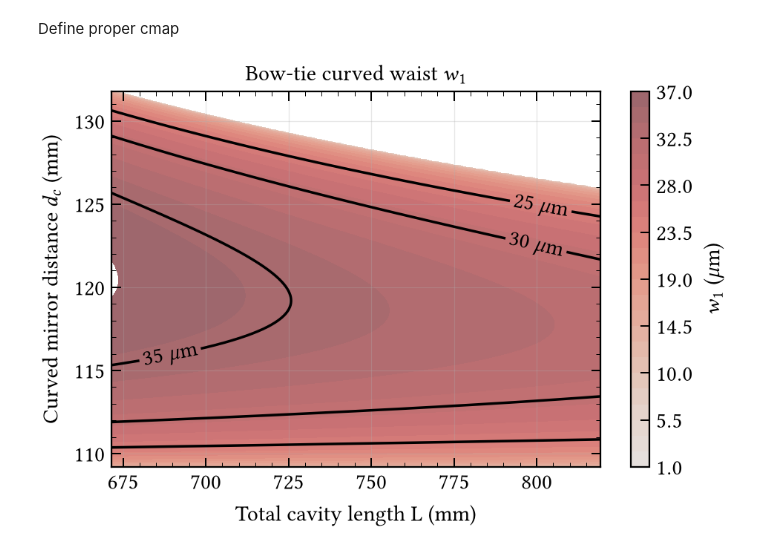
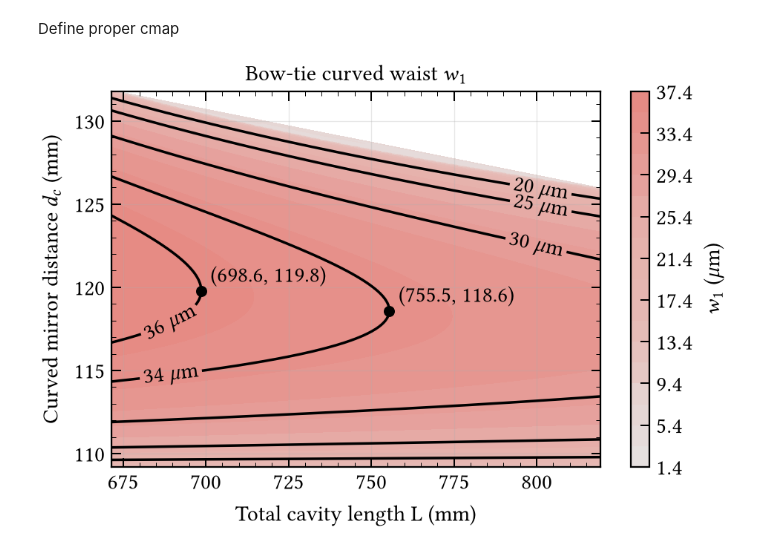
Before and after one commit to eq15t-panda/PANDASimulation, a Jupyter notebook: cavity/cavity.ipynb, the cells around one changed output. Cells and saved outputs as stored; diff of their text form; code cells hidden in the pictures.

Commit message:
Adjusted cbar and contour lines on stability plot. Having a stability plot for the secondary waist could be interesting.

```diff
--- a/cavity/cavity.ipynb
+++ b/cavity/cavity.ipynb
@@ -470,19 +470,25 @@ plt.show()
 L_plot = []
 d_plot = []
 w1_plot = []
+w2_plot = []
 
 for i, L in enumerate(L_stable):
     L_plot.extend([L] * len(d_curved_stable[i]))
     d_plot.extend(d_curved_stable[i])
     w1_plot.extend(waist1_values[i])
+    w2_plot.extend(waist2_values[i])
 
 L_plot = np.array(L_plot)
 d_plot = np.array(d_plot)
 w1_plot = np.array(w1_plot)
+w2_plot = np.array(w2_plot)
+# %%
+z1 = w1_plot * 1e6
+z2 = w2_plot * 1e6
 # %%
 x = L_plot * 1e3
 y = d_plot * 1e3
-z = w1_plot * 1e6
+z = z1
 
 threshold = 0.0  # µm
 mask = z > threshold
@@ -495,10 +501,12 @@ tri = Triangulation(x_plot, y_plot)
 # %% [markdown]
 Define proper cmap
 # %%
+n_colors = 20  # number of discrete levels
+
 custom_red = LinearSegmentedColormap.from_list(
     "optical_red",
     [
-        (0.00, "#FFF0EE"),
+        (0.00, "#fff3f2"),
         (0.20, "#FFD3CC"),
         (0.40, "#FFA59B"),
         (0.60, "#FF968B"),
@@ -508,7 +516,11 @@ custom_red = LinearSegmentedColormap.from_list(
     N=256
 )
 
-# cmap = plt.cm.Reds(np.arange(plt.cm.Reds.N))
-cmap = cmap_map(lambda x: x/2 + 0.4, cm.Reds)
+custom_red_light = cmap_map(lambda x: x/2 + 0.4, custom_red)
+
+vmin_rd = z.max()
+vmax_rd = z.min()
+
+cmap = ListedColormap(custom_red_light(np.linspace(0, 1, n_colors)))
 # %%
 # --- choose the visual cutoff (add near your other parameters) ---
@@ -517,7 +529,8 @@ visual_cutoff = 1  # µm
 fig, ax = plt.subplots()
 
 # Discretized filled contour
-levels_fill = np.arange(visual_cutoff, 38, 1.5)
+inc = 2.0
+levels_fill = np.arange(z.min(), z.max() + inc, inc)
 
 cf = ax.tricontourf(
     tri,
@@ -530,7 +543,7 @@ cbar = fig.colorbar(cf, ax=ax)
 cbar.set_label(r"$w_1$ ($\mu$m)")
 
 # Main contour lines
-levels = [25, 30, 35]
+levels = [20, 25, 30, 34, 36]
 
 CS = ax.tricontour(
     tri,
@@ -575,33 +588,56 @@ for segs in CS.allsegs:
 
     dx = np.diff(seg_safe[:, 0])
     dy = np.diff(seg_safe[:, 1])
 
     # Normalize by axis extent so units don't skew the comparison
     ax_w = xmax - xmin
     ax_h = ymax - ymin
     slopes = np.abs((dy / ax_h) / (dx / ax_w + 1e-9))  # aspect-corrected |dy/dx|
 
     idx = np.argmin(slopes)
     pos = (
         0.5 * (seg_safe[idx, 0] + seg_safe[idx + 1, 0]),
         0.5 * (seg_safe[idx, 1] + seg_safe[idx + 1, 1]),
     )
 
     label_positions.append(tuple(seg_safe[idx]))
 
+stability_color = "k"
+edge_tol = 0.01 * (xmax - xmin)
+
+for level, segs in zip(levels, CS.allsegs):
+    if not segs:
+        continue
+
+    seg = max(segs, key=lambda s: s[:, 0].max())
+    idx = np.argmax(seg[:, 0])
+    x_tip, y_tip = seg[idx]
+
+    if x_tip > xmax - edge_tol:
+        continue  # tip is just where the contour exits the plot, skip it
+
+    ax.plot(x_tip, y_tip, "o", color=stability_color)
+    ax.annotate(
+        f"({x_tip:.1f}, {y_tip:.1f})",
+        xy=(x_tip, y_tip),
+        xytext=(5, 5),
+        textcoords="offset points",
+        color=stability_color
+    )
+
 texts = ax.clabel(
     CS,
     inline=True,
     fmt=r"%d $\mu$m",
     manual=label_positions
 )
 
 for txt in texts:
     txt.set_color("black")
 
 # plt.tight_layout()
 plt.show()
 # %% [output]
-[figure, old version]
+[figure, new version]
 # %%
 fig.savefig("./figure/" + "coupler_7_stable_cavity.svg", dpi=300)
```
Also changed, not shown: parts of 1 cell of this notebook, 1 other file.
